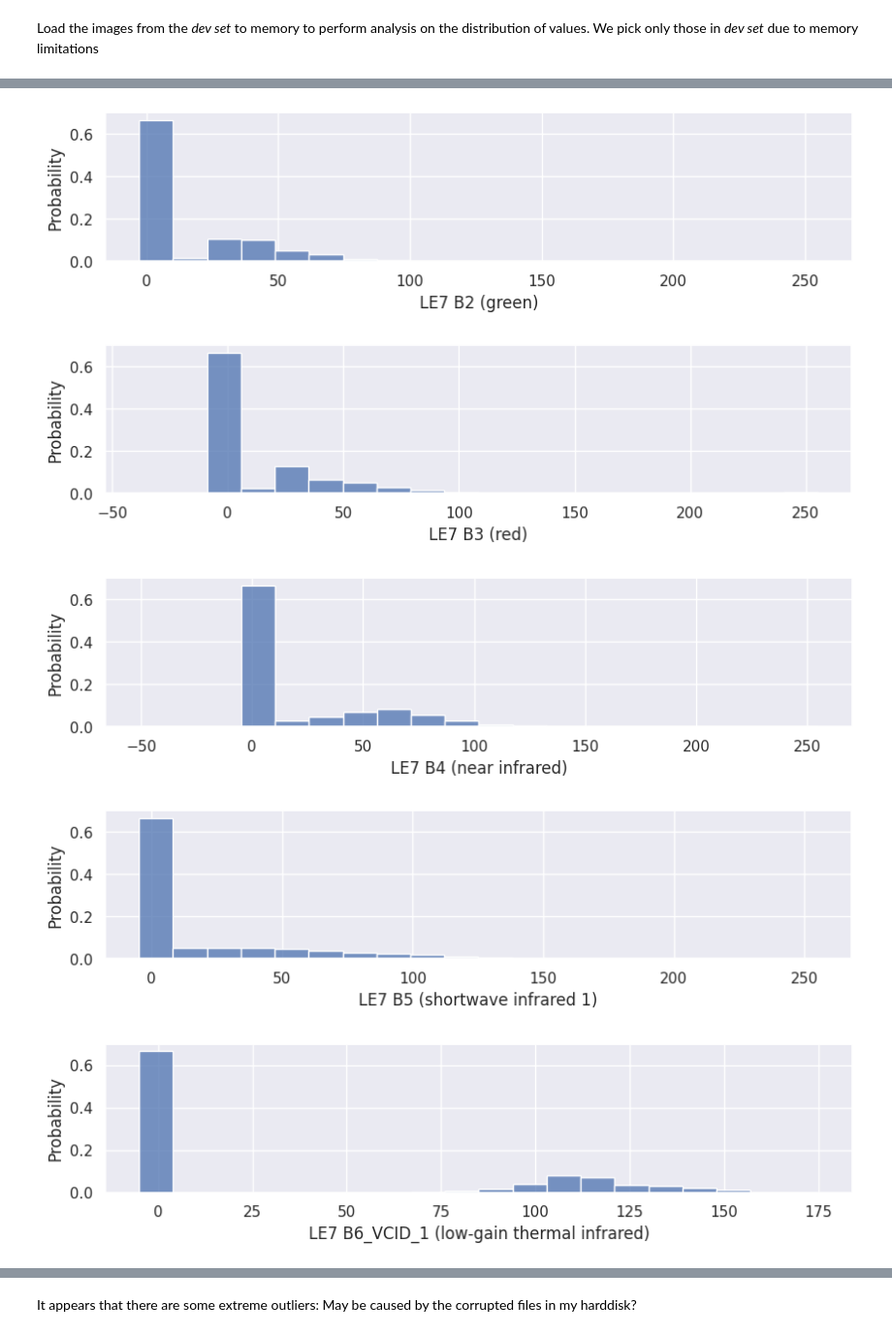
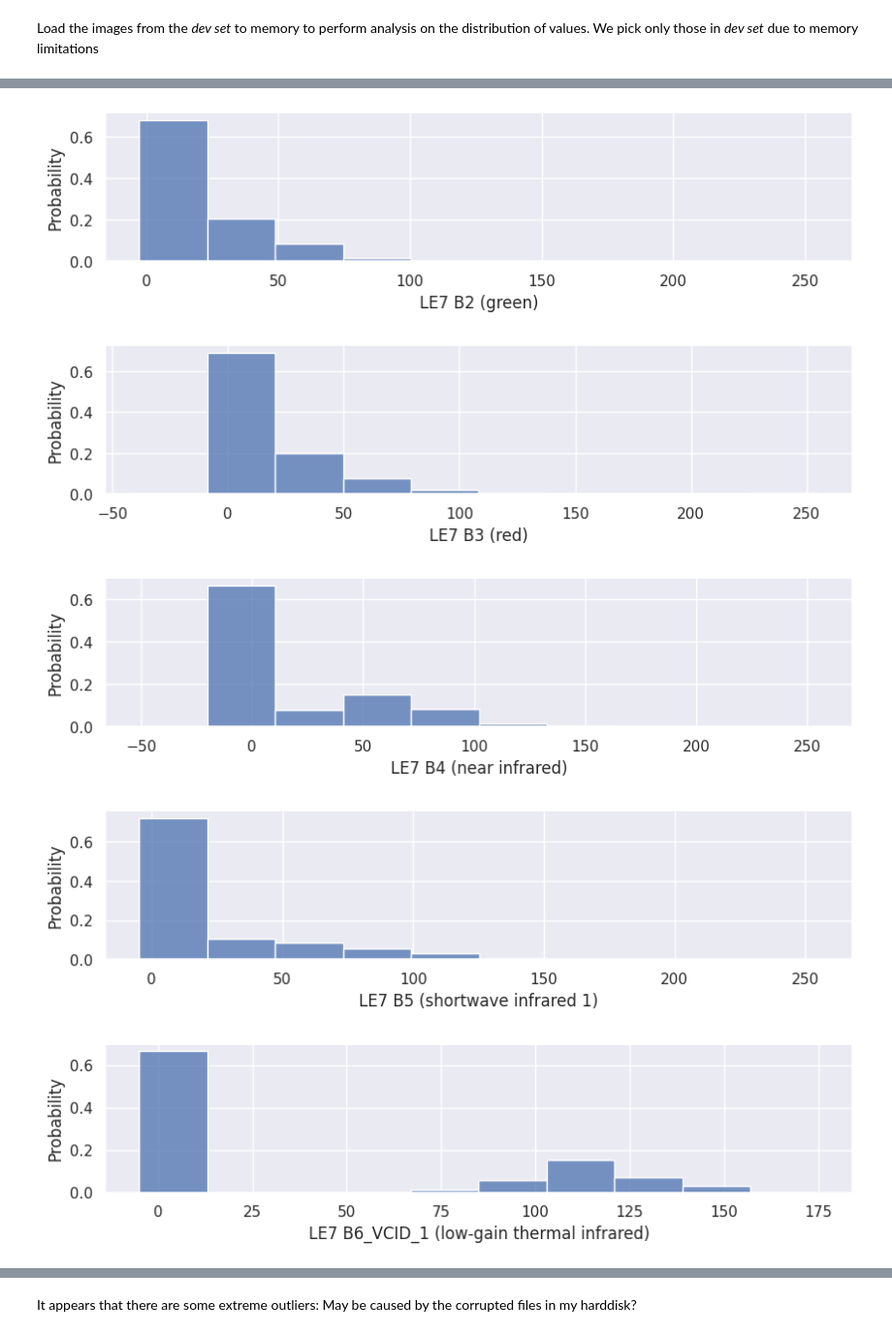
Before and after one commit to jonasbarth/fds-2022-final-project, a Jupyter notebook: preprocessing.ipynb, the cells around one changed output, grey strips where cells are left out. Shown at 97% size. Drawn from its saved outputs; the diff is of its cells as text; code cells hidden in the pictures.

```diff
--- a/preprocessing.ipynb
+++ b/preprocessing.ipynb
@@ -341,10 +341,10 @@ for i,name in enumerate(feature_names):
 
     descr = pd.concat([
         descr,
-        pd.Series(d_i, name=name).describe(percentiles=[.1,.25,.5,.75,.9])
+        pd.Series(d_i, name=name).agg([min, 'median', 'mean', max])
     ], axis=1)
 
-    sns.histplot(x=d_i, stat='probability', bins=20)
+    sns.histplot(x=d_i, stat='probability', bins=10)
     del d_i
     plt.xlabel(name)
     plt.show()
@@ -353,5 +353,5 @@ for i,name in enumerate(feature_names):
-[figure, old version]
+[figure, new version]
-[figure, old version]
+[figure, new version]
-[figure, old version]
+[figure, new version]
-[figure, old version]
+[figure, new version]
-[figure, old version]
+[figure, new version]
```
Also changed, not shown: parts of 5 cells of this notebook.
